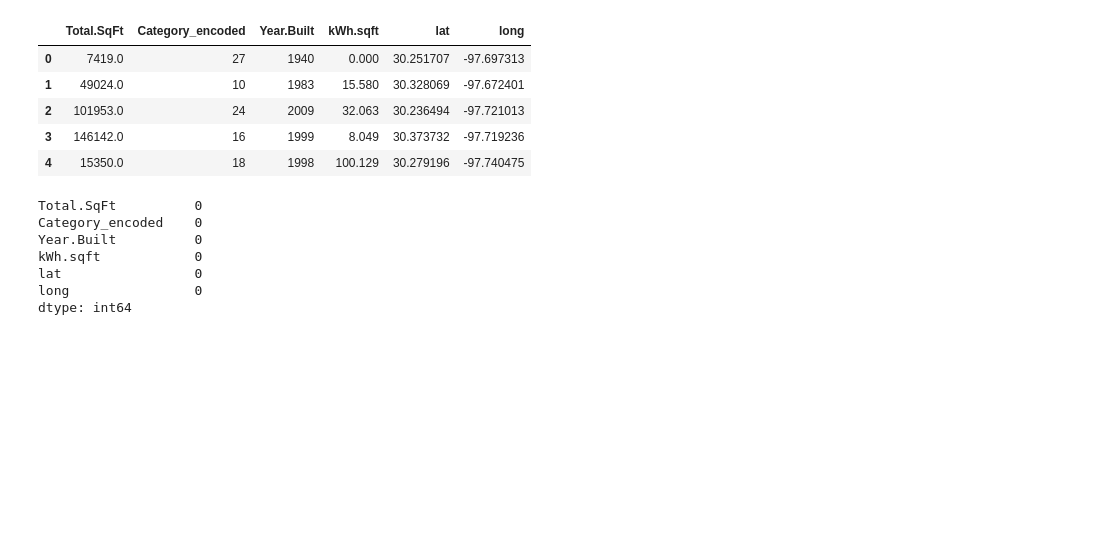
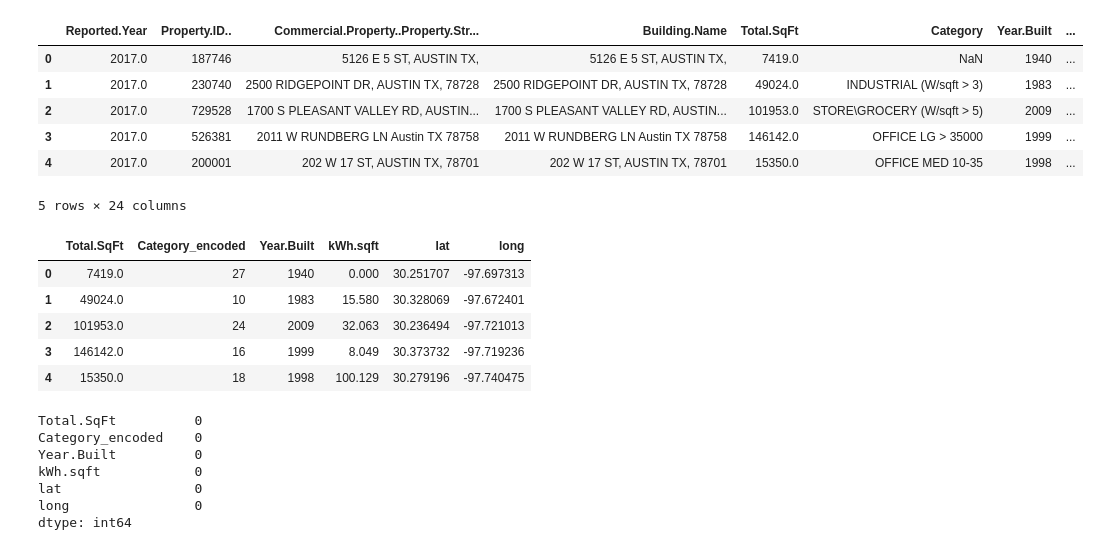
Before and after one commit to AsmitC/Austin_Trees, a Jupyter notebook: logistic_regression.ipynb, the cells around one changed output. Drawn from its saved outputs; the diff is of its cells as text; code cells hidden in the pictures; blank space fills up the shorter version.

```diff
--- a/logistic_regression.ipynb
+++ b/logistic_regression.ipynb
@@ -8,7 +11,15 @@ from sklearn.metrics import accuracy_score
 # %%
 # load data and view
 data = pd.read_csv('modeling_data.csv', index_col=0)
-#data.head()
+data.head()
+# %% [output]
+|  | Reported.Year | Property.ID.. | Commercial.Property..Property.Str... | Building.Name | Total.SqFt | Category | Year.Built | ... |
+| 0 | 2017.0 | 187746 | 5126 E 5 ST, AUSTIN TX, | 5126 E 5 ST, AUSTIN TX, | 7419.0 | NaN | 1940 | ... |
+| 1 | 2017.0 | 230740 | 2500 RIDGEPOINT DR, AUSTIN TX, 78728 | 2500 RIDGEPOINT DR, AUSTIN TX, 78728 | 49024.0 | INDUSTRIAL (W/sqft > 3) | 1983 | ... |
+| 2 | 2017.0 | 729528 | 1700 S PLEASANT VALLEY RD, AUSTIN... | 1700 S PLEASANT VALLEY RD, AUSTIN... | 101953.0 | STORE\GROCERY (W/sqft > 5) | 2009 | ... |
+| 3 | 2017.0 | 526381 | 2011 W RUNDBERG LN Austin TX 78758 | 2011 W RUNDBERG LN Austin TX 78758 | 146142.0 | OFFICE LG > 35000 | 1999 | ... |
+| 4 | 2017.0 | 200001 | 202 W 17 ST, AUSTIN TX, 78701 | 202 W 17 ST, AUSTIN TX, 78701 | 15350.0 | OFFICE MED 10-35 | 1998 | ... |
+5 rows × 24 columns
 # %%
 # Define features and target - update these based on the structure of modeling_data.csv
 features = data[['Total.SqFt', 'Category_encoded', 'Year.Built', 'kWh.sqft', 'lat', 'long']]  # Modify if there are additional or better features
```
Also changed, not shown: parts of 3 cells of this notebook.
